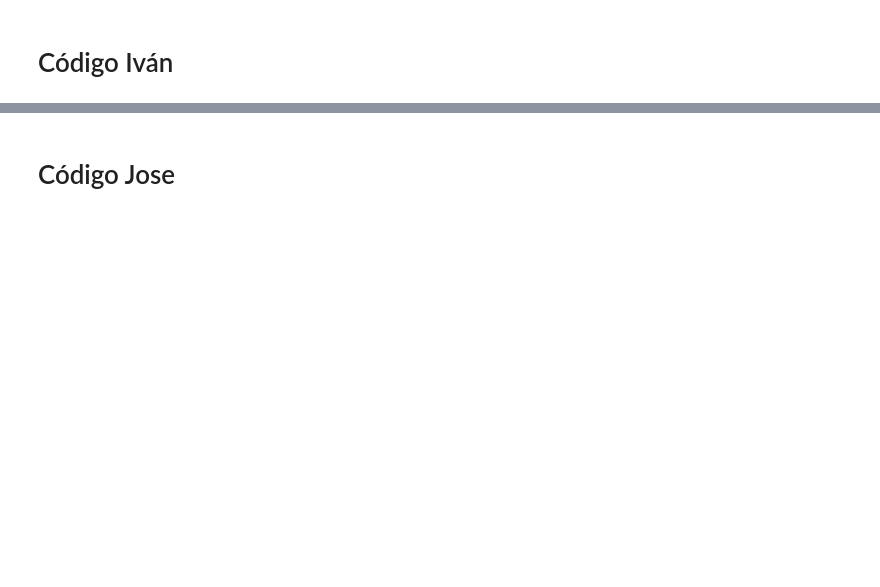
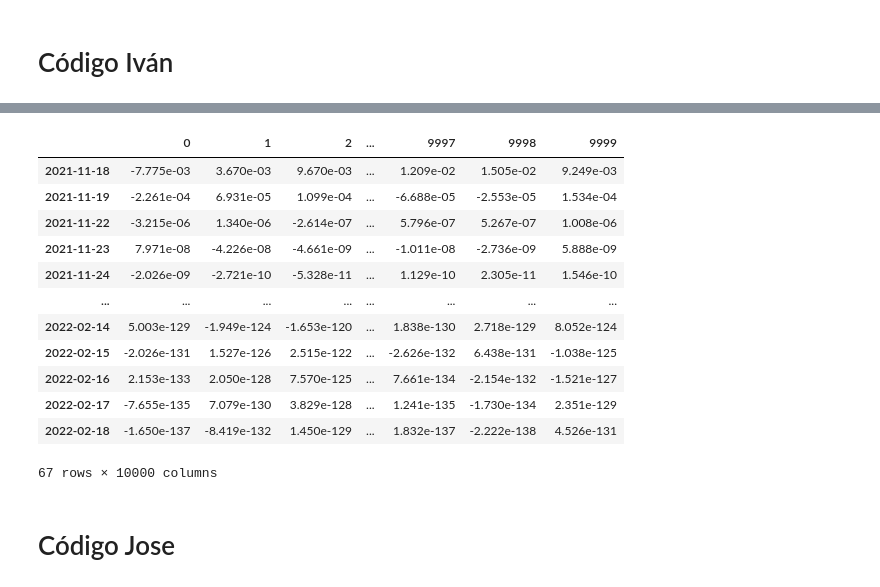
Before and after one commit to IvanArellanoRuelas/SPF_Tarea8_IArellano_JMayagoitia, a Jupyter notebook: Tarea8_IArellano_JMayagoitia.ipynb, the cells around one changed output, grey strips where cells are left out. Drawn from its saved outputs; the diff is of its cells as text; code cells hidden in the pictures; blank space fills up the shorter version.

```diff
--- a/Tarea8_IArellano_JMayagoitia.ipynb
+++ b/Tarea8_IArellano_JMayagoitia.ipynb
@@ -22,0 +79,7 @@
+# %%
+# Obtenemos el rendimiento simple
+Ri = closes_aapl.pct_change(1).iloc[1:]
+# Obtenemos su media y desviación estándar de los rendimientos
+mu_R = Ri.mean()[0]
+sigma_R = Ri.std()[0]
+Ri
@@ -22,0 +101,10 @@
+# %%
+from datetime import date
+
+today = pd.Timestamp(date.today())
+expiry = '2022-02-18'
+
+nscen = 10000
+dates = pd.date_range(start=today, end=expiry, freq='B')
+ndays = len(dates)
+dates, ndays
@@ -23,3 +131,23 @@
+# %%
+dt = 1; # Rendimiento diario
+Z = np.random.randn(ndays,nscen)  # Z ~ N(0,1)
+# Simulación normal de los rendimientos
+Ri_dt = pd.DataFrame(mu_R*dt+Z*sigma_R*np.sqrt(dt),index=dates)
+Ri_dt.cumprod()
+# %% [output]
+|  | 0 | 1 | 2 | ... | 9997 | 9998 | 9999 |
+| 2021-11-18 | -7.775e-03 | 3.670e-03 | 9.670e-03 | ... | 1.209e-02 | 1.505e-02 | 9.249e-03 |
+| 2021-11-19 | -2.261e-04 | 6.931e-05 | 1.099e-04 | ... | -6.688e-05 | -2.553e-05 | 1.534e-04 |
+| 2021-11-22 | -3.215e-06 | 1.340e-06 | -2.614e-07 | ... | 5.796e-07 | 5.267e-07 | 1.008e-06 |
+| 2021-11-23 | 7.971e-08 | -4.226e-08 | -4.661e-09 | ... | -1.011e-08 | -2.736e-09 | 5.888e-09 |
+| 2021-11-24 | -2.026e-09 | -2.721e-10 | -5.328e-11 | ... | 1.129e-10 | 2.305e-11 | 1.546e-10 |
+| ... | ... | ... | ... | ... | ... | ... | ... |
+| 2022-02-14 | 5.003e-129 | -1.949e-124 | -1.653e-120 | ... | 1.838e-130 | 2.718e-129 | 8.052e-124 |
+| 2022-02-15 | -2.026e-131 | 1.527e-126 | 2.515e-122 | ... | -2.626e-132 | 6.438e-131 | -1.038e-125 |
+| 2022-02-16 | 2.153e-133 | 2.050e-128 | 7.570e-125 | ... | 7.661e-134 | -2.154e-132 | -1.521e-127 |
+| 2022-02-17 | -7.655e-135 | 7.079e-130 | 3.829e-128 | ... | 1.241e-135 | -1.730e-134 | 2.351e-129 |
+| 2022-02-18 | -1.650e-137 | -8.419e-132 | 1.450e-129 | ... | 1.832e-137 | -2.222e-138 | 4.526e-131 |
+67 rows × 10000 columns
 # %% [markdown]
 # Código Jose
 # %%
```
Also changed, not shown: parts of 12 cells of this notebook.
